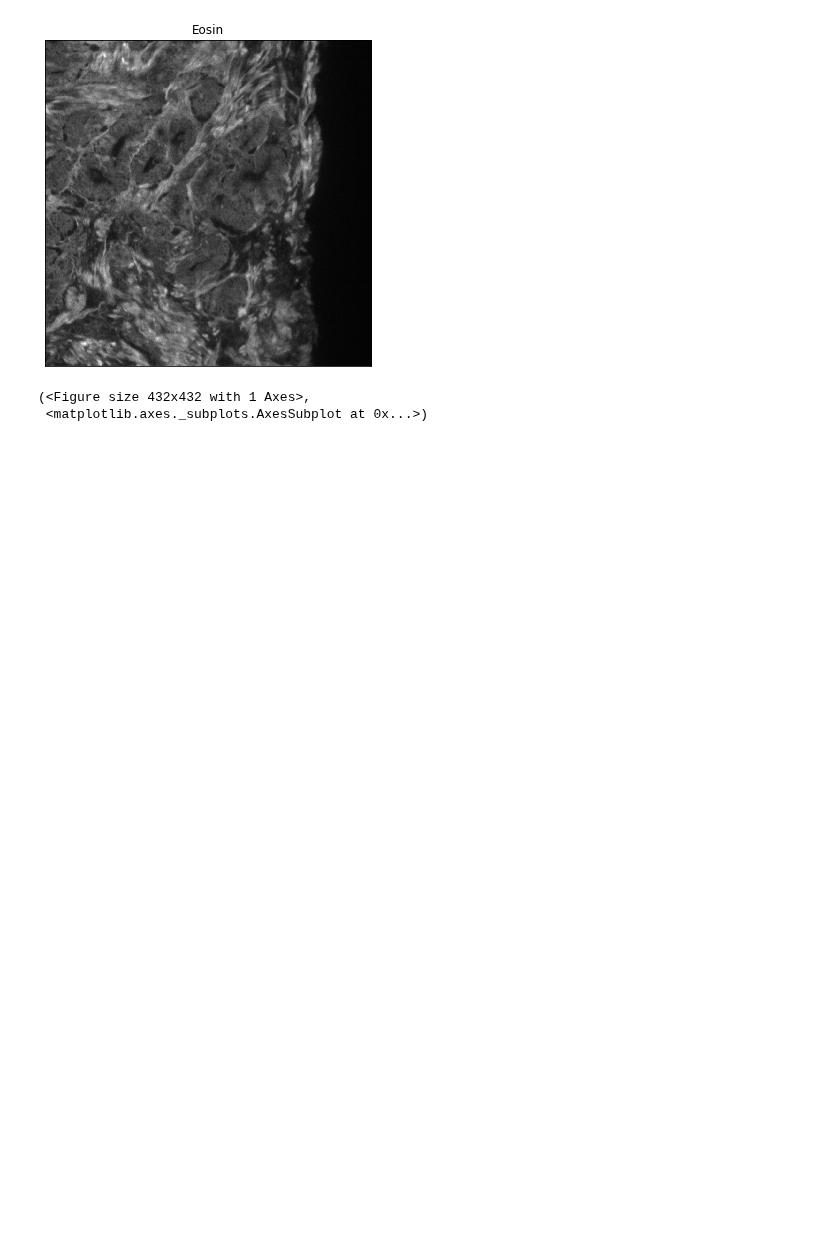
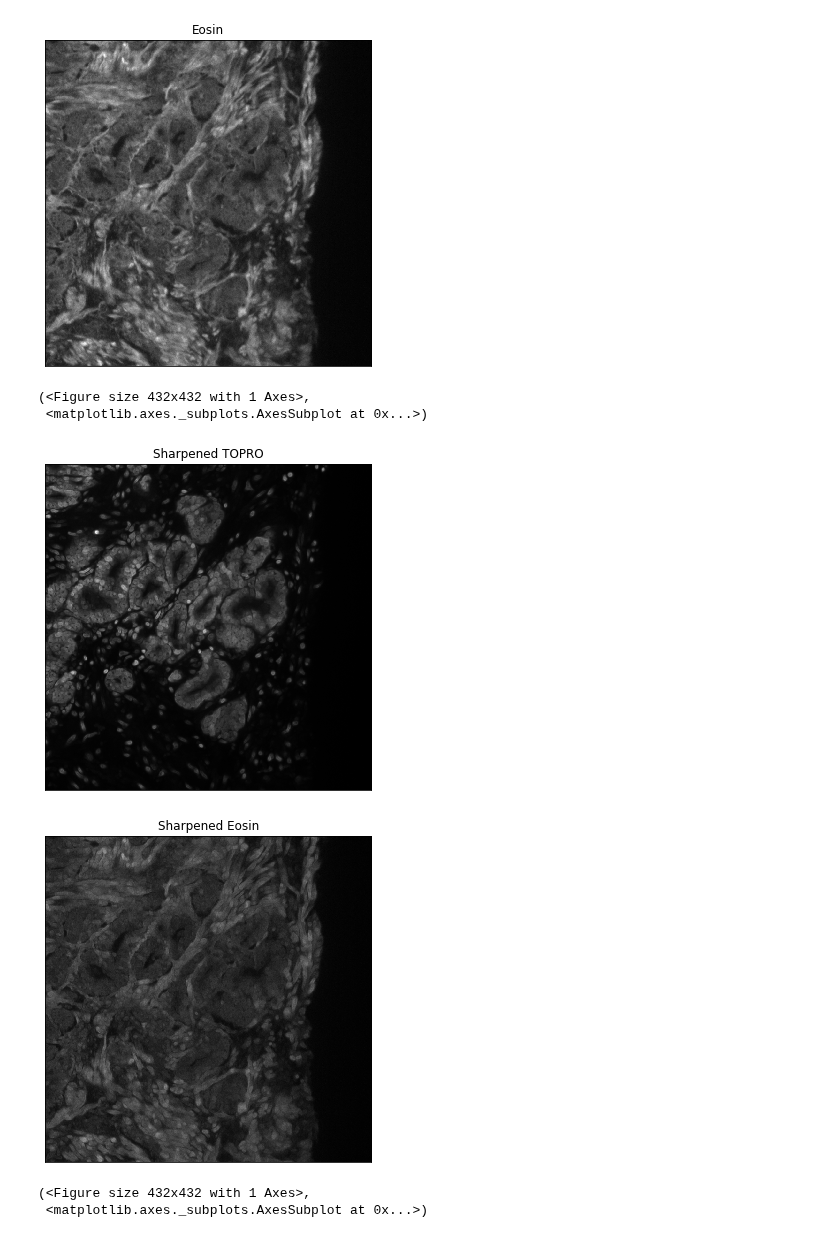
Before and after one commit to serrob23/falsecolor, a Jupyter notebook: Example/Basic Example.ipynb, the cells around one changed output. Cells and saved outputs as stored; diff of their text form; code cells hidden in the pictures; blank space fills up the shorter version.

```diff
--- a/Example/Basic Example.ipynb
+++ b/Example/Basic Example.ipynb
@@ -50,8 +46,16 @@ settings_dict = fc.getDefaultRGBSettings(use_default = False)
 nuclei_RGBsettings = settings_dict['nuclei']
 cyto_RGBsettings = settings_dict['cyto']
 # %%
-#Sharpen images using fc.sharpenImage()
+#Enhance edges by sharpening images using fc.sharpenImage()
 
 sharp_nuclei = fc.sharpenImage(nuclei[0])
 sharp_cyto = fc.sharpenImage(cyto[0])
+
+ViewImage(sharp_nuclei, cmap = 'gray', figsize = (6,6), title = 'Sharpened TOPRO')
+ViewImage(sharp_cyto, cmap = 'gray', figsize = (6,6), title = 'Sharpened Eosin')
+# %% [output]
+(<Figure size 432x432 with 1 Axes>,
+ <matplotlib.axes._subplots.AxesSubplot at 0x...>)
+[figure, added]
+[figure, added]
 # %%
```
Also changed, not shown: parts of 3 cells of this notebook.
